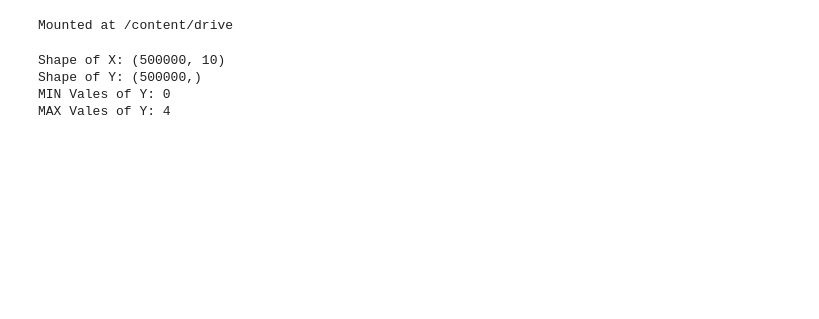
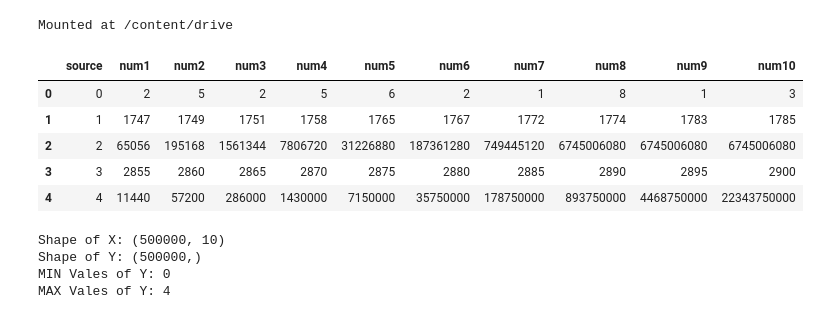
Before and after one commit to ramonaferrarii/MachineLearning2, a Jupyter notebook: Code0.ipynb, the cells around one changed output. Cells and saved outputs as stored; diff of their text form; code cells hidden in the pictures; blank space fills up the shorter version.

```diff
--- a/Code0.ipynb
+++ b/Code0.ipynb
@@ -13,6 +13,15 @@ import numpy as np
 data = pd.read_excel(folder + 'dataset.xlsx')
 # %% [output]
 Mounted at /content/drive
+# %%
+data.head(5)
+# %% [output]
+|  | source | num1 | num2 | num3 | num4 | num5 | num6 | num7 | num8 | num9 | num10 |
+| 0 | 0 | 2 | 5 | 2 | 5 | 6 | 2 | 1 | 8 | 1 | 3 |
+| 1 | 1 | 1747 | 1749 | 1751 | 1758 | 1765 | 1767 | 1772 | 1774 | 1783 | 1785 |
+| 2 | 2 | 65056 | 195168 | 1561344 | 7806720 | 31226880 | 187361280 | 749445120 | 6745006080 | 6745006080 | 6745006080 |
+| 3 | 3 | 2855 | 2860 | 2865 | 2870 | 2875 | 2880 | 2885 | 2890 | 2895 | 2900 |
+| 4 | 4 | 11440 | 57200 | 286000 | 1430000 | 7150000 | 35750000 | 178750000 | 893750000 | 4468750000 | 22343750000 |
 # %%
 # division of data: X vector and Y target
 
```
Also changed, not shown: parts of 3 cells of this notebook.
